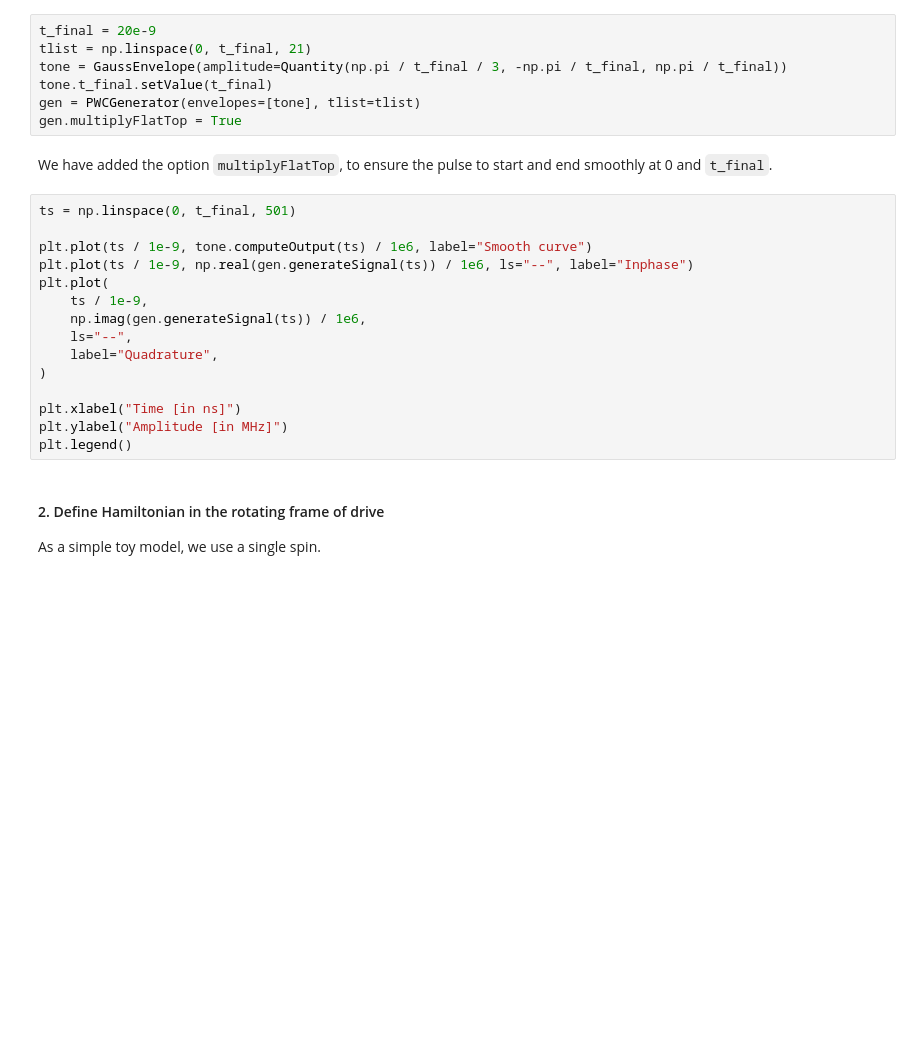
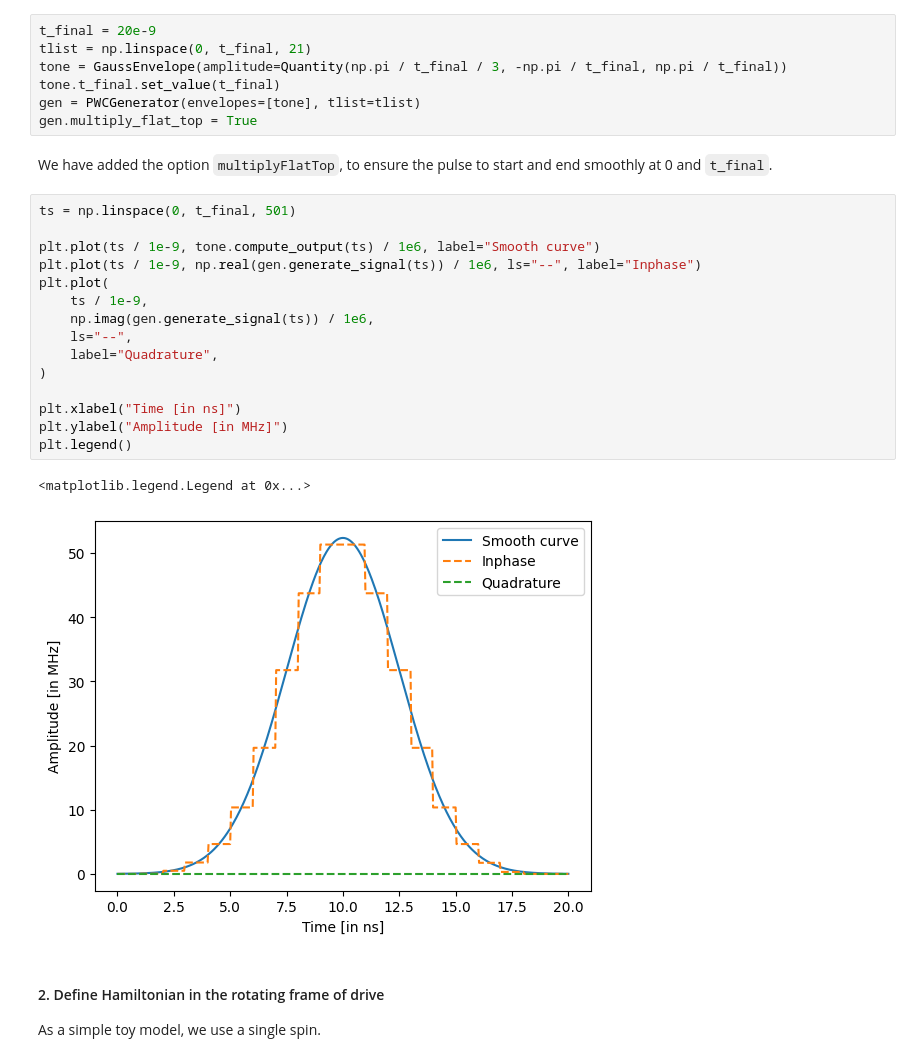
Before and after one commit to FZJ-PGI-12/paraqeet, a Jupyter notebook: examples/OC_GRAPE_TLS.ipynb, the cells around one changed output. Cells and saved outputs as stored; diff of their text form; blank space fills up the shorter version.

```diff
--- a/examples/OC_GRAPE_TLS.ipynb
+++ b/examples/OC_GRAPE_TLS.ipynb
@@ -17,26 +17,29 @@ First, let's generate a piecewise constant (PWC) pulse envelope for the Gaussian
 t_final = 20e-9
 tlist = np.linspace(0, t_final, 21)
 tone = GaussEnvelope(amplitude=Quantity(np.pi / t_final / 3, -np.pi / t_final, np.pi / t_final))
-tone.t_final.setValue(t_final)
+tone.t_final.set_value(t_final)
 gen = PWCGenerator(envelopes=[tone], tlist=tlist)
-gen.multiplyFlatTop = True
+gen.multiply_flat_top = True
 # %% [markdown]
 We have added the option `multiplyFlatTop`, to ensure the pulse to start and end smoothly at 0 and `t_final`.
 # %%
 ts = np.linspace(0, t_final, 501)
 
-plt.plot(ts / 1e-9, tone.computeOutput(ts) / 1e6, label="Smooth curve")
-plt.plot(ts / 1e-9, np.real(gen.generateSignal(ts)) / 1e6, ls="--", label="Inphase")
+plt.plot(ts / 1e-9, tone.compute_output(ts) / 1e6, label="Smooth curve")
+plt.plot(ts / 1e-9, np.real(gen.generate_signal(ts)) / 1e6, ls="--", label="Inphase")
 plt.plot(
     ts / 1e-9,
-    np.imag(gen.generateSignal(ts)) / 1e6,
+    np.imag(gen.generate_signal(ts)) / 1e6,
     ls="--",
     label="Quadrature",
 )
 
 plt.xlabel("Time [in ns]")
 plt.ylabel("Amplitude [in MHz]")
 plt.legend()
+# %% [output]
+<matplotlib.legend.Legend at 0x...>
+[figure, added]
 # %% [markdown]
 #### 2. Define Hamiltonian in the rotating frame of drive
 
```
Also changed, not shown: parts of 6 cells of this notebook, 4 other files.
